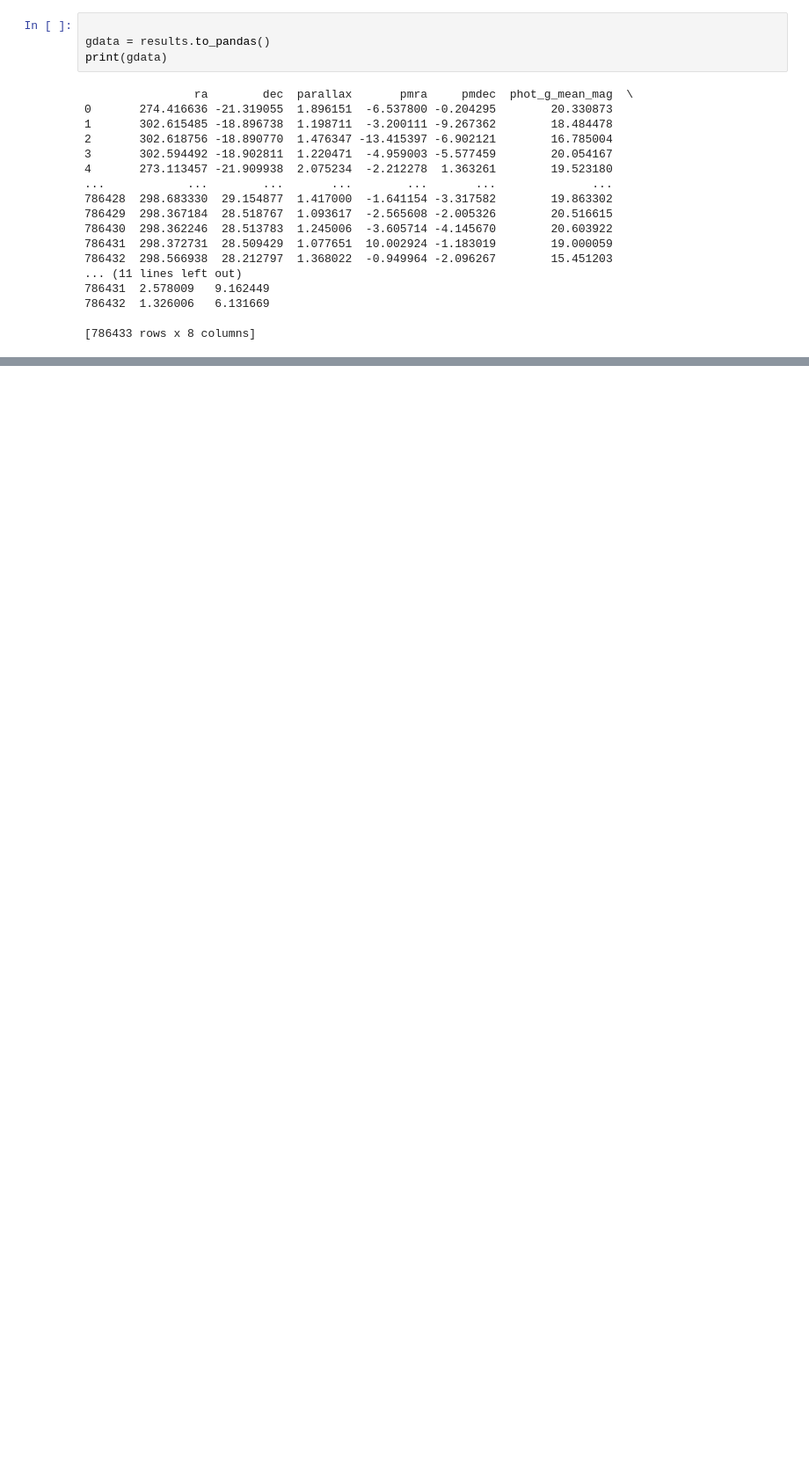
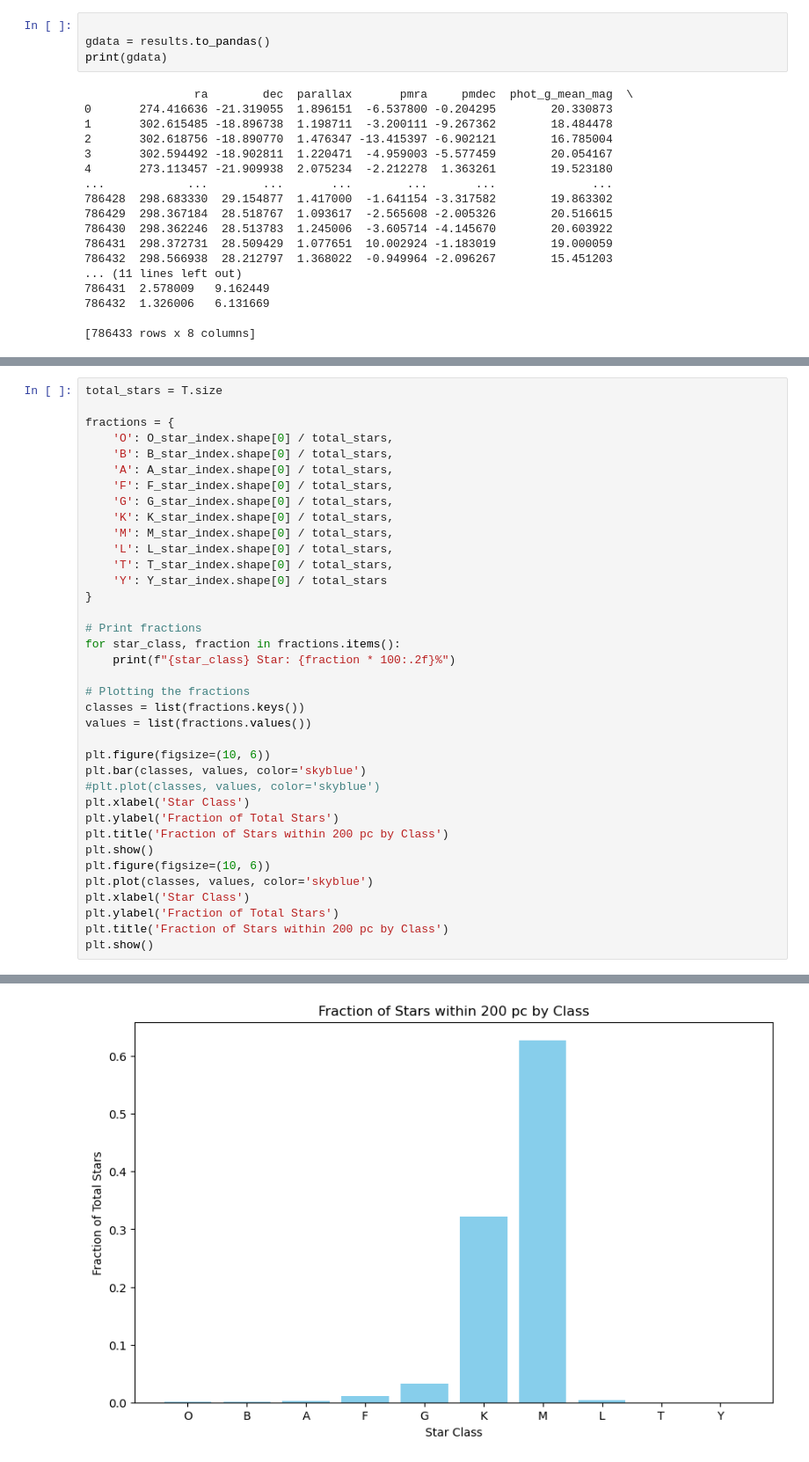
Before and after one commit to Down2Derive/School-Notebooks, a Jupyter notebook: Gaia_Project.ipynb, the cells around one changed output, grey strips where cells are left out. Shown: that part at 88% size. Drawn from its saved outputs; the diff is of its cells as text; blank space fills up the shorter version.

```diff
--- a/Gaia_Project.ipynb
+++ b/Gaia_Project.ipynb
@@ -190,0 +260,38 @@ NameError: name 'F_B_over_F_R' is not defined
+# %%
+total_stars = T.size
+
+fractions = {
+    'O': O_star_index.shape[0] / total_stars,
+    'B': B_star_index.shape[0] / total_stars,
+    'A': A_star_index.shape[0] / total_stars,
+    'F': F_star_index.shape[0] / total_stars,
+    'G': G_star_index.shape[0] / total_stars,
+    'K': K_star_index.shape[0] / total_stars,
+    'M': M_star_index.shape[0] / total_stars,
+    'L': L_star_index.shape[0] / total_stars,
+    'T': T_star_index.shape[0] / total_stars,
+    'Y': Y_star_index.shape[0] / total_stars
+}
+
+# Print fractions
+for star_class, fraction in fractions.items():
+    print(f"{star_class} Star: {fraction * 100:.2f}%")
+
+# Plotting the fractions
+classes = list(fractions.keys())
+values = list(fractions.values())
+
+plt.figure(figsize=(10, 6))
+plt.bar(classes, values, color='skyblue')
+#plt.plot(classes, values, color='skyblue')
+plt.xlabel('Star Class')
+plt.ylabel('Fraction of Total Stars')
+plt.title('Fraction of Stars within 200 pc by Class')
+plt.show()
+plt.figure(figsize=(10, 6))
+plt.plot(classes, values, color='skyblue')
+plt.xlabel('Star Class')
+plt.ylabel('Fraction of Total Stars')
+plt.title('Fraction of Stars within 200 pc by Class')
+plt.show()
+# %% [output]
@@ -190,0 +308 @@ NameError: name 'F_B_over_F_R' is not defined
+[figure, added]
```
Also changed, not shown: parts of 8 cells of this notebook.
